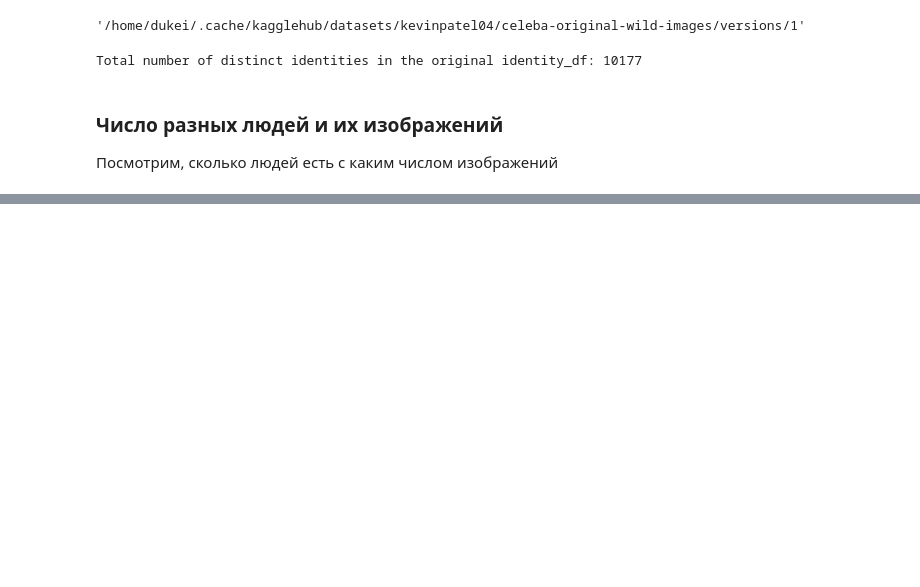
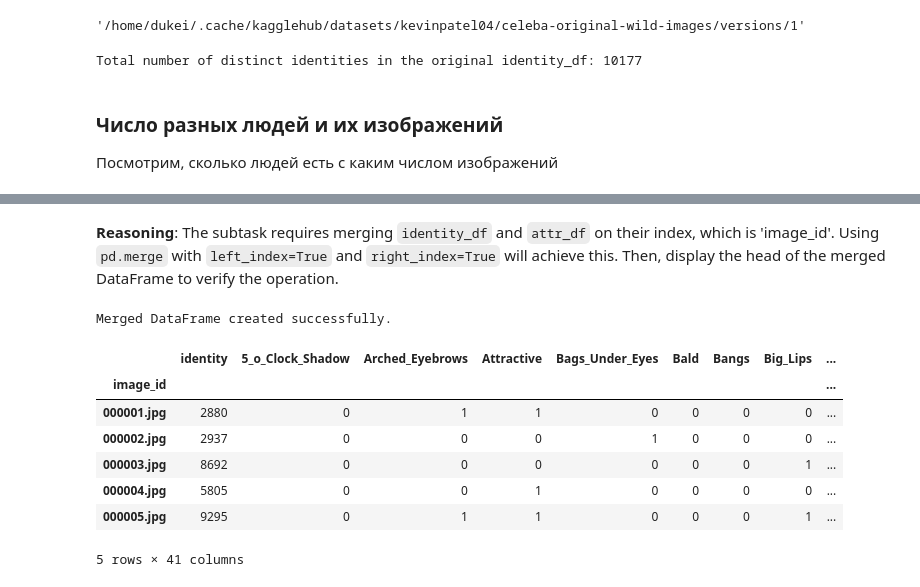
Before and after one commit to dukei/dls-fr, a Jupyter notebook: DLS-project-FR-2_PrepareDataset.ipynb, the cells around one changed output, grey strips where cells are left out. Drawn from its saved outputs; the diff is of its cells as text; code cells hidden in the pictures; blank space fills up the shorter version.

```diff
--- a/DLS-project-FR-2_PrepareDataset.ipynb
+++ b/DLS-project-FR-2_PrepareDataset.ipynb
@@ -906,0 +142,17 @@ First 5 rows of Validation DataFrame:
+# %% [markdown]
+**Reasoning**:
+The subtask requires merging `identity_df` and `attr_df` on their index, which is 'image_id'. Using `pd.merge` with `left_index=True` and `right_index=True` will achieve this. Then, display the head of the merged DataFrame to verify the operation.
+# %%
+merged_df = pd.merge(identity_df, attr_df, left_index=True, right_index=True)
+print("Merged DataFrame created successfully.")
+merged_df.head()
+# %% [output]
+Merged DataFrame created successfully.
+|  | identity | 5_o_Clock_Shadow | Arched_Eyebrows | Attractive | Bags_Under_Eyes | Bald | Bangs | Big_Lips | ... |
+| image_id |  |  |  |  |  |  |  |  | ... |
+| 000001.jpg | 2880 | 0 | 1 | 1 | 0 | 0 | 0 | 0 | ... |
+| 000002.jpg | 2937 | 0 | 0 | 0 | 1 | 0 | 0 | 0 | ... |
+| 000003.jpg | 8692 | 0 | 0 | 0 | 0 | 0 | 0 | 1 | ... |
+| 000004.jpg | 5805 | 0 | 0 | 1 | 0 | 0 | 0 | 0 | ... |
+| 000005.jpg | 9295 | 0 | 1 | 1 | 0 | 0 | 0 | 1 | ... |
+5 rows × 41 columns
```
Also changed, not shown: parts of 85 cells of this notebook.
